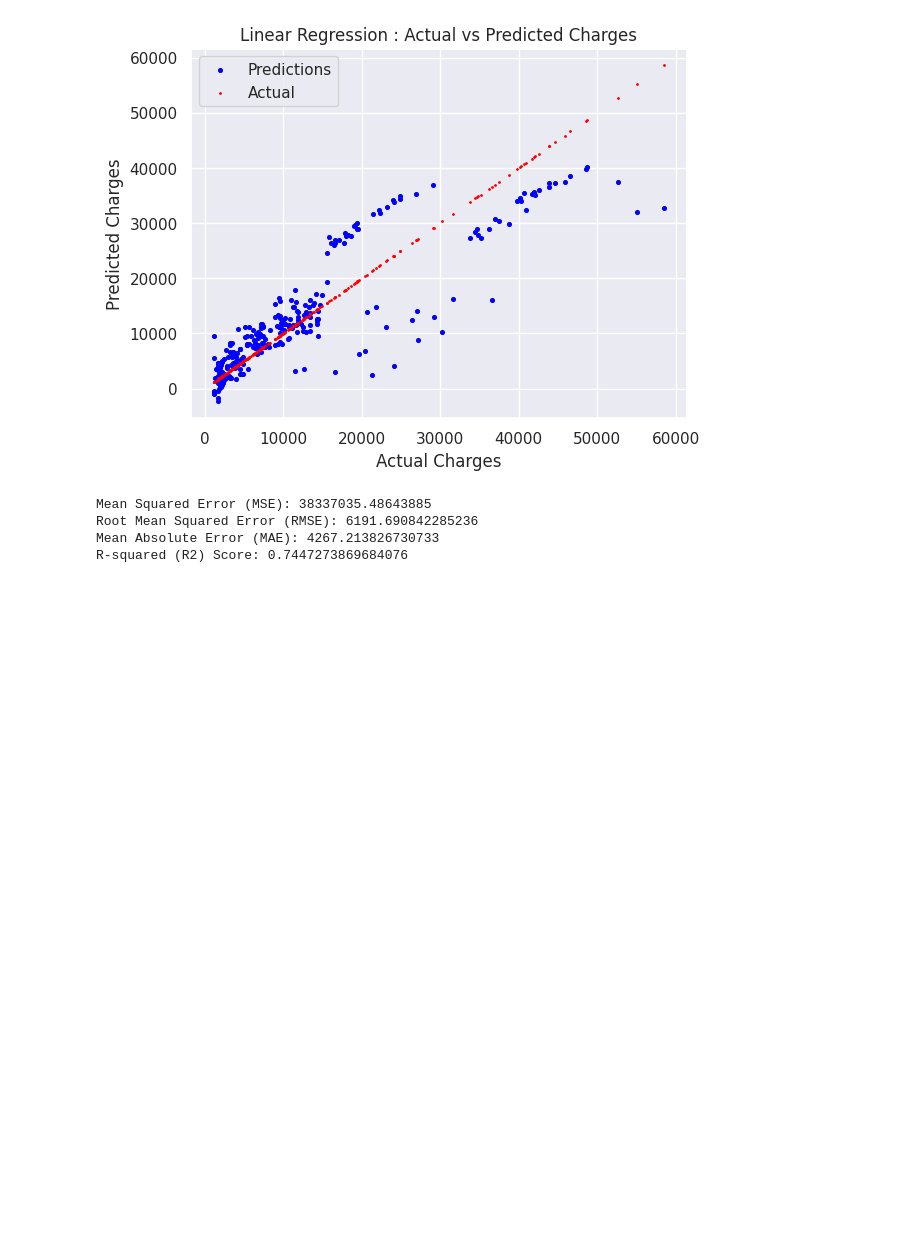
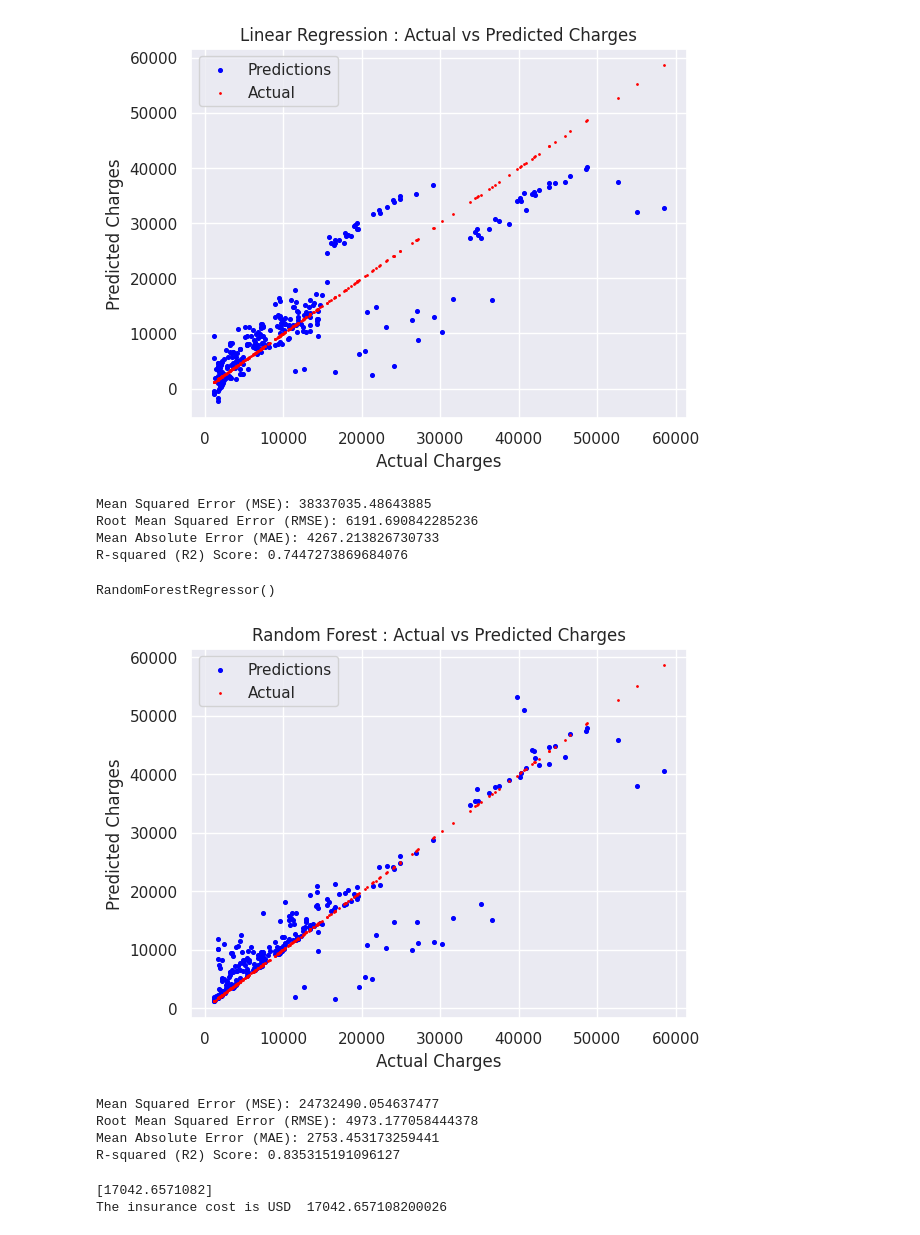
Before and after one commit to HarshithaLavudia/Medical-Insurance-Prediction, a Jupyter notebook: Medical_insurance.ipynb, the cells around one changed output. Drawn from its saved outputs; the diff is of its cells as text; code cells hidden in the pictures; blank space fills up the shorter version.

Commit message:
Data is trained using Random forest.

```diff
--- a/Medical_insurance.ipynb
+++ b/Medical_insurance.ipynb
@@ -230,0 +233,47 @@ R-squared (R2) Score: 0.7447273869684076
+# %%
+rf_model = RandomForestRegressor()
+rf_model.fit(X_train, Y_train)
+# %% [output]
+RandomForestRegressor()
+# %%
+y_pred2 = rf_model.predict(X_test)
+# %%
+rf_mse = mean_squared_error(Y_test, y_pred2)
+rf_rmse = mean_squared_error(Y_test, y_pred2, squared=False)
+rf_mae = mean_absolute_error(Y_test, y_pred2)
+rf_r2 = r2_score(Y_test, y_pred2)
+# %%
+plt.scatter(Y_test, y_pred2, color='blue', label='Predictions', s=7)
+plt.scatter(Y_test, Y_test, color='red', label='Actual',s=1)
+
+plt.xlabel('Actual Charges')
+plt.ylabel('Predicted Charges')
+plt.title('Random Forest : Actual vs Predicted Charges')
+plt.legend()
+plt.show()
+
+# Printing metrics
+print('Mean Squared Error (MSE):', rf_mse)
+print('Root Mean Squared Error (RMSE):', rf_rmse)
+print('Mean Absolute Error (MAE):', rf_mae)
+print('R-squared (R2) Score:', rf_r2)
+# %% [output]
+[figure, added]
+Mean Squared Error (MSE): 24732490.054637477
+Root Mean Squared Error (RMSE): 4973.177058444378
+Mean Absolute Error (MAE): 2753.453173259441
+R-squared (R2) Score: 0.835315191096127
+# %%
+input_data = (19, 1, 27.9, 0, 0, 1)
+
+input_data_as_numpy_array = np.asarray(input_data)
+
+input_data_reshaped = input_data_as_numpy_array.reshape(1,-1)
+
+prediction = rf_model.predict(input_data_reshaped)
+print(prediction)
+
+print('The insurance cost is USD ', prediction[0])
+# %% [output]
+[17042.6571082]
+The insurance cost is USD  17042.657108200026
```
Also changed, not shown: parts of 1 cell of this notebook.
